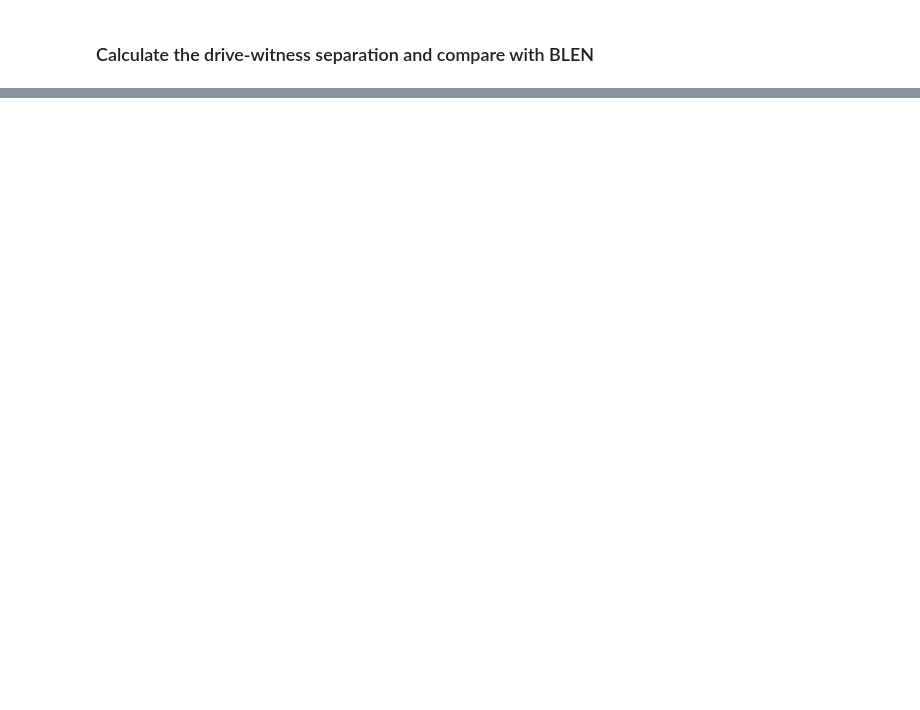
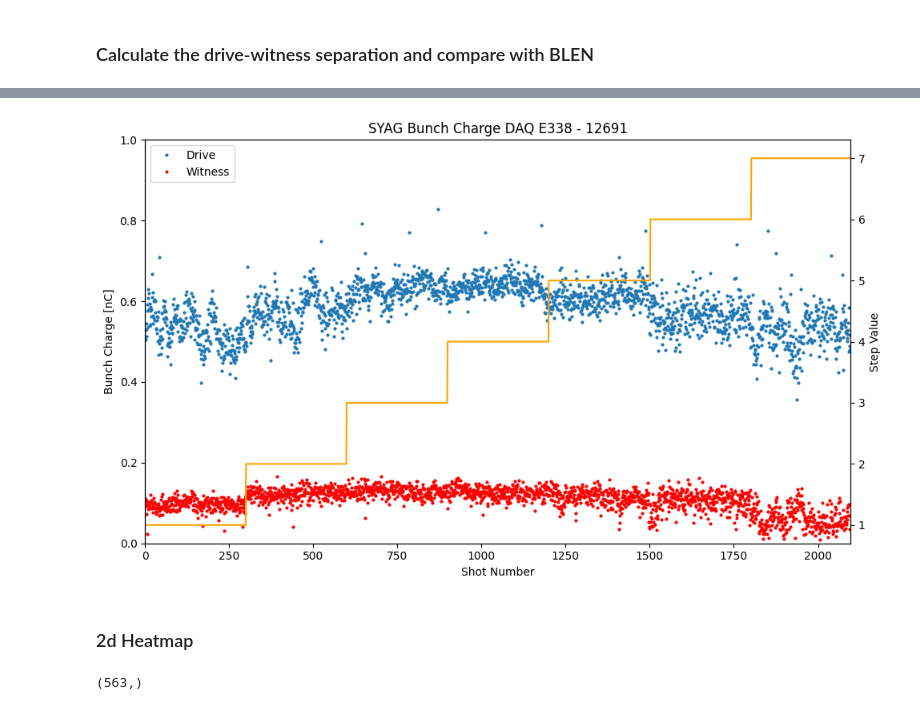
Before and after one commit to truewis/FACET-II-ML-diag, a Jupyter notebook: xtcav_analysis_E338_12691.ipynb, the cells around one changed output, grey strips where cells are left out. Drawn from its saved outputs; the diff is of its cells as text; code cells hidden in the pictures; blank space fills up the shorter version.

```diff
--- a/xtcav_analysis_E338_12691.ipynb
+++ b/xtcav_analysis_E338_12691.ipynb
@@ -660,0 +667,51 @@ plt.show()
+# %%
+# Keeps only the data with a common index
+SYAGcommonind = data_struct.images.SYAG.common_index -1
+SYAGdata = SYAGdata[:, :, SYAGcommonind]
+# %%
+syagImages = SYAGdata - data_struct.backgrounds.SYAG[:,:,np.newaxis].astype(np.float64)
+syagProjection = np.sum(syagImages, axis=1)
+# %%
+idxDrive = 670 # index in the energy projection that separates Drive-witness - determine it by looking at the above waterfall plot
+
+driveBeamsyagProj = syagProjection[:idxDrive, :]
+witnessBeamsyagProj = syagProjection[idxDrive:, :]
+
+chargeInDriveFromSyag = charge * np.sum(driveBeamsyagProj, axis=0) / np.sum(syagProjection, axis=0)
+chargeInWitnessFromSyag = charge * np.sum(witnessBeamsyagProj, axis=0) / np.sum(syagProjection, axis=0)
+
+plt.figure(figsize=(10, 6))
+ax1 = plt.gca()
+
+# Left y-axis
+ax1.set_ylabel('Bunch Charge [nC]')
+ax1.set_ylim(0, 1)
+ln1 = ax1.plot(chargeInDriveFromSyag[0] * 1e9, '.', label='Drive', ms = 4)
+ln2 = ax1.plot(chargeInWitnessFromSyag[0] * 1e9, '.r', label='Witness', ms = 4)
+
+# Right y-axis (step values)
+ax2 = ax1.twinx()
+ln3 = ax2.plot(steps, '-', color='orange', label='Step Value')
+ax2.set_ylabel('Step Value')
+
+# X-axis
+ax1.set_xlabel('Shot Number')
+ax1.set_xlim([0, len(steps)])
+
+# Combine legend from both axes
+lines = ln1 + ln2
+labels = [line.get_label() for line in lines]
+ax1.legend(lines, labels, loc='upper left')
+
+plt.title(f'SYAG Bunch Charge DAQ {experiment} - {runname}')
+plt.tight_layout()
+plt.gcf().set_facecolor('white')
+plt.show()
+# %% [output]
+[figure, added]
+# %% [markdown]
+### 2d Heatmap
+# %%
+bunchSeparation_minus_90.shape
+# %% [output]
+(563,)
```
Also changed, not shown: parts of 29 cells of this notebook.
